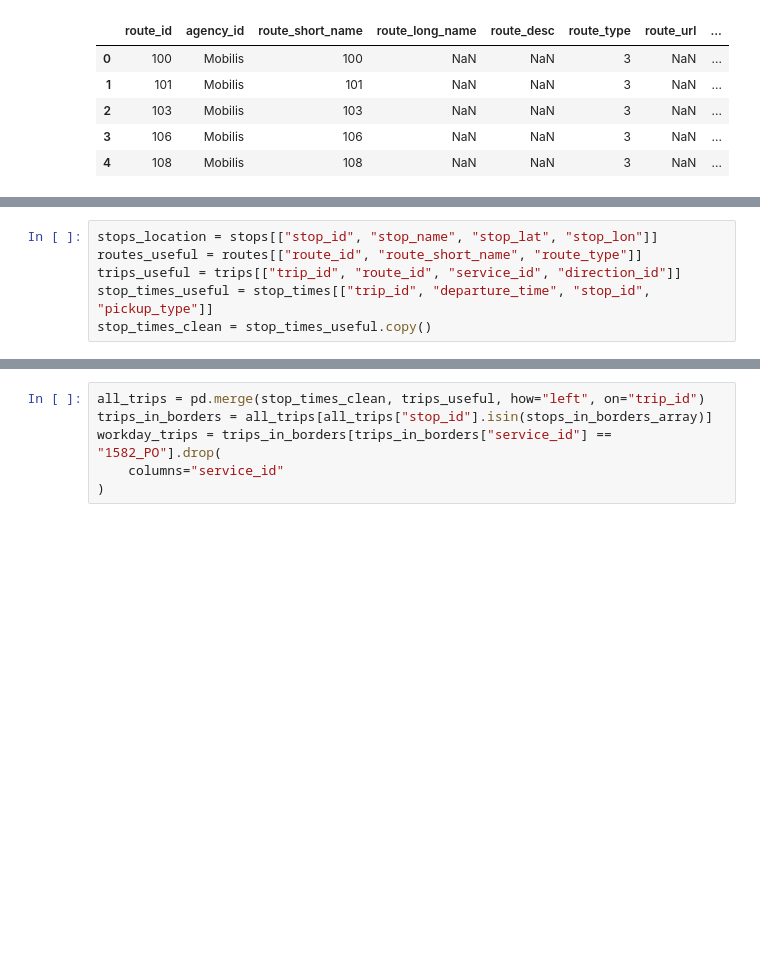
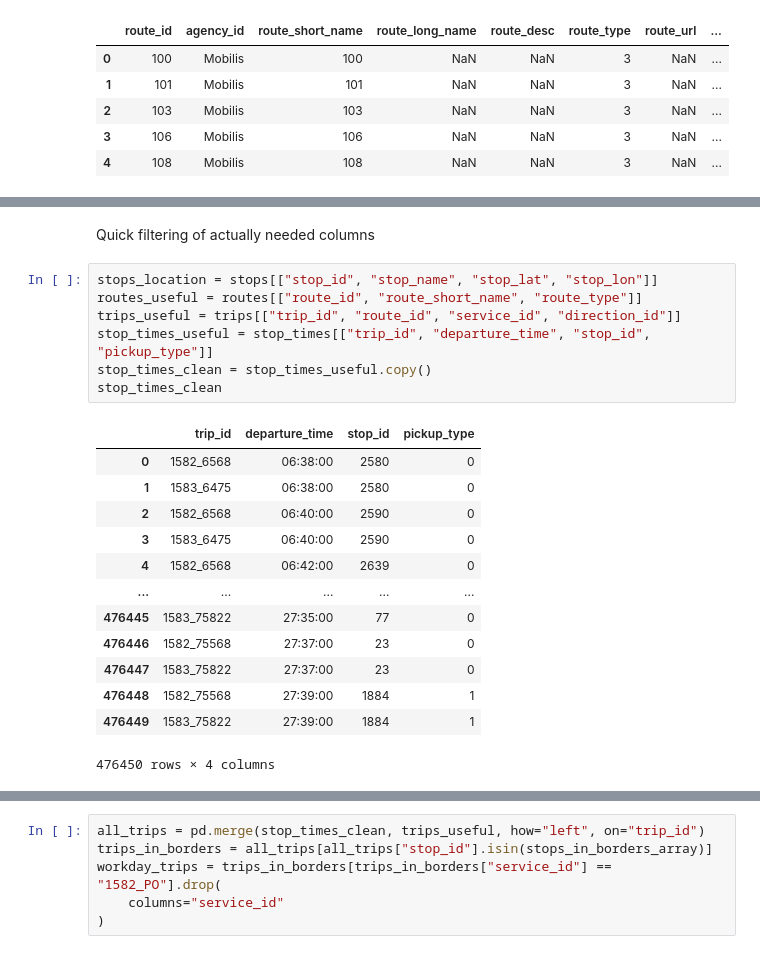
Before and after one commit to i-slusarczyk/neighborhood-analyzer, a Jupyter notebook: notebooks/transport_data.ipynb, the cells around one changed output, grey strips where cells are left out. Drawn from its saved outputs; the diff is of its cells as text; blank space fills up the shorter version.

```diff
--- a/notebooks/transport_data.ipynb
+++ b/notebooks/transport_data.ipynb
@@ -84,6 +111,23 @@ high_time_trips = high_time_trips.array
+# %% [markdown]
+Quick filtering of actually needed columns
 # %%
 stops_location = stops[["stop_id", "stop_name", "stop_lat", "stop_lon"]]
 routes_useful = routes[["route_id", "route_short_name", "route_type"]]
 trips_useful = trips[["trip_id", "route_id", "service_id", "direction_id"]]
 stop_times_useful = stop_times[["trip_id", "departure_time", "stop_id", "pickup_type"]]
 stop_times_clean = stop_times_useful.copy()
+stop_times_clean
+# %% [output]
+|  | trip_id | departure_time | stop_id | pickup_type |
+| 0 | 1582_6568 | 06:38:00 | 2580 | 0 |
+| 1 | 1583_6475 | 06:38:00 | 2580 | 0 |
+| 2 | 1582_6568 | 06:40:00 | 2590 | 0 |
+| 3 | 1583_6475 | 06:40:00 | 2590 | 0 |
+| 4 | 1582_6568 | 06:42:00 | 2639 | 0 |
+| ... | ... | ... | ... | ... |
+| 476445 | 1583_75822 | 27:35:00 | 77 | 0 |
+| 476446 | 1582_75568 | 27:37:00 | 23 | 0 |
+| 476447 | 1583_75822 | 27:37:00 | 23 | 0 |
+| 476448 | 1582_75568 | 27:39:00 | 1884 | 1 |
+| 476449 | 1583_75822 | 27:39:00 | 1884 | 1 |
+476450 rows × 4 columns
```
Also changed, not shown: parts of 19 cells of this notebook, 5 other files.
